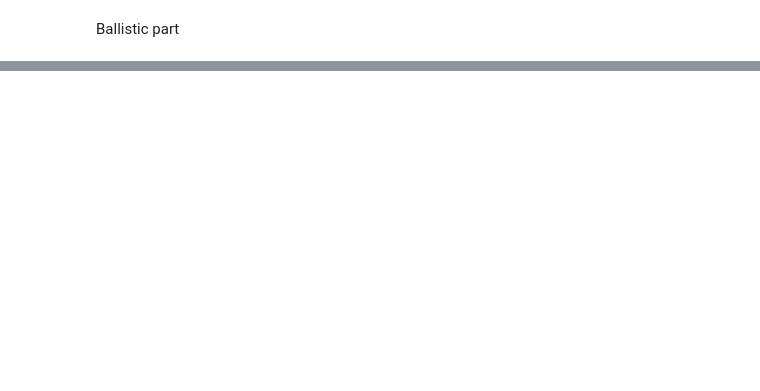
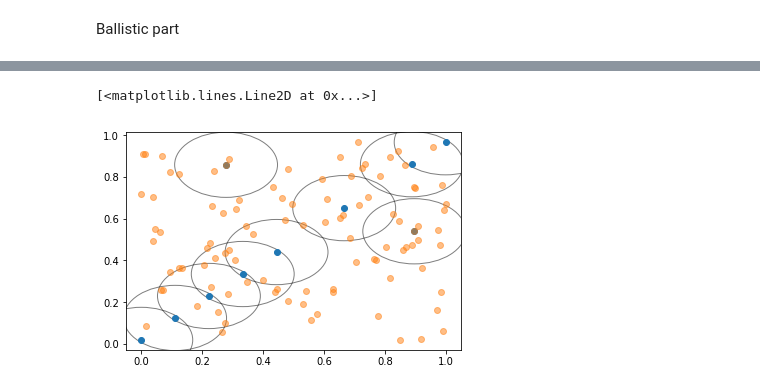
Before and after one commit to romainrey/ANN_DD2437, a Jupyter notebook: Labs_Code/Lab2/Lab 2.ipynb, the cells around one changed output, grey strips where cells are left out. Drawn from its saved outputs; the diff is of its cells as text; code cells hidden in the pictures; blank space fills up the shorter version.

```diff
--- a/Labs_Code/Lab2/Lab 2.ipynb
+++ b/Labs_Code/Lab2/Lab 2.ipynb
@@ -474,6 +473,22 @@ def initialize_phi_param_r2(n,x):
     std_x = [delta_x1, delta_x2]
     sigma_v = np.array([std_x for i in range(n)])
     return(mu_v, sigma_v)
+
+def cl_R2(x, mu_v, sigma_v, epochs):
+    mu_v2 = np.array([i for i in mu_v])
+    for epoch in range(epochs):
+        i = np.random.randint(0,len(x))
+        distances = [np.sqrt((mu_v2[0][k]-x[0][i])**2+(mu_v2[1][k]-x[1][i])**2) for k in range(len(mu_v[0]))]
+        chosen_node = np.argsort(distances)[0]
+        mu_v2[0][chosen_node] = (0.8)*mu_v2[0][chosen_node] + (0.2)*x[0][i]
+        mu_v2[1][chosen_node] = (0.8)*mu_v2[1][chosen_node] + (0.2)*x[1][i]
+
+    mu_v1_x1 = np.array(mu_v2[0][1:])
+    sigma1 = np.std(mu_v2[0])
+    mu_v1_x2 = np.array(mu_v2[1][1:])
+    sigma2 = np.std(mu_v2[1])
+    sigma_v = [[sigma1,sigma2] for i in range(len(mu_v2[0]))]
+    return(mu_v2, sigma_v)
 
 def rbf_sequential_build_r2(x, y, n_hidden, eta):
     seq = [i for i in range(len(x))]
@@ -537,2 +552,17 @@ ax.plot(ballist_x[0],ballist_x[1], 'o', alpha = 0.5)
+# %%
+mu_v2, sigma_v2 = cl_R2(ballist_x, mu_v, sigma_v, epochs=100)
+# %%
+from matplotlib.patches import Ellipse
+fig, ax = plt.subplots()
+ax.plot(mu_v2[0], mu_v2[1], 'o')
+ellipses = [Ellipse(xy=(mu_v2[0][i],mu_v2[1][i]),height=sigma_v2[i][1],width=sigma_v2[i][0], fill = False, alpha = 0.5) for i in range(len(mu_v2[0]))]
+
+for e in ellipses:
+    ax.add_artist(e)
+
+ax.plot(ballist_x[0],ballist_x[1], 'o', alpha = 0.5)
+# %% [output]
+[<matplotlib.lines.Line2D at 0x...>]
+[figure, added]
 # %%
 # %% [output]
```
Also changed, not shown: parts of 7 cells of this notebook.
